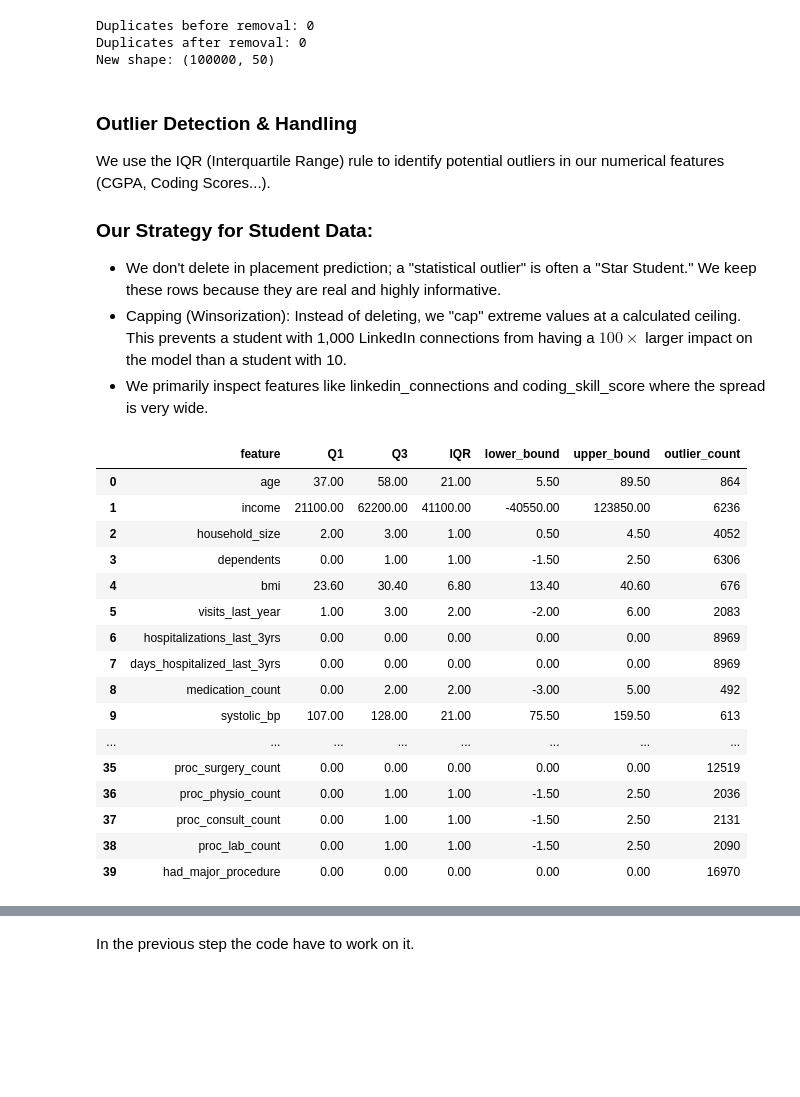
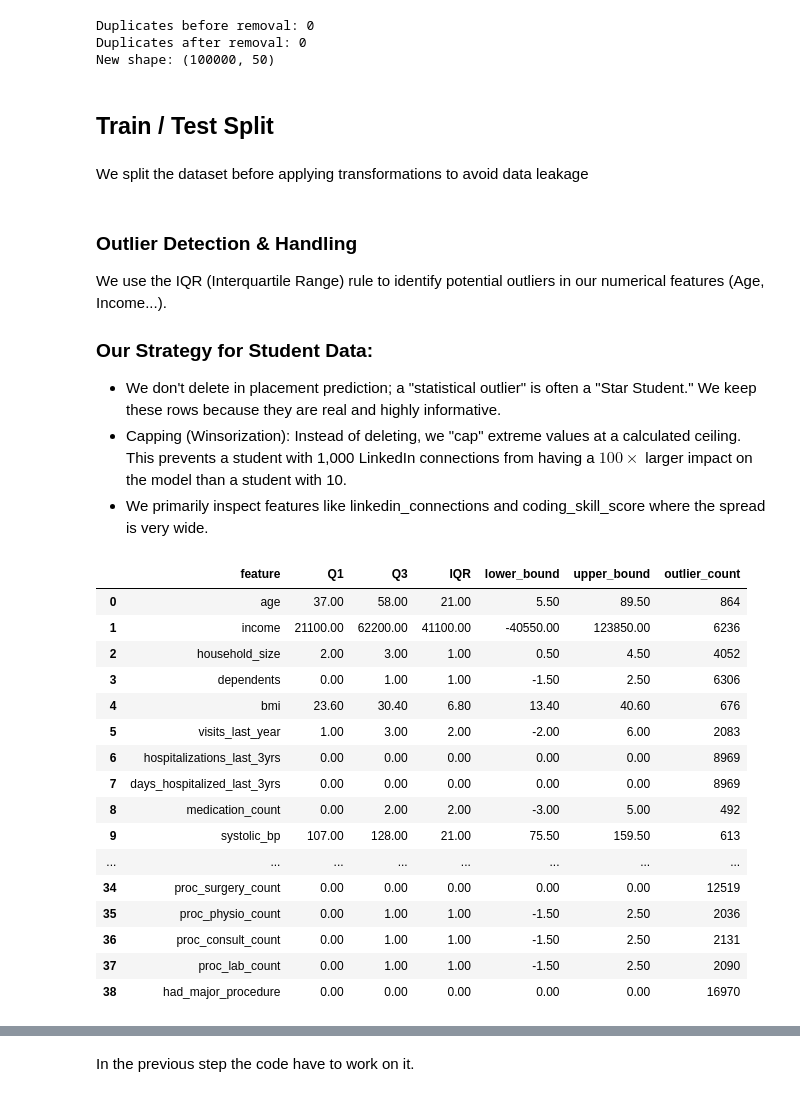
Before and after one commit to JoAz06/Workshop2Project, a Jupyter notebook: regression.ipynb, the cells around one changed output, grey strips where cells are left out. Saved outputs shown, nothing was run; the diff lists cells and outputs as text; code cells hidden in the pictures; blank space fills up the shorter version.

```diff
--- a/regression.ipynb
+++ b/regression.ipynb
@@ -419,11 +419,12 @@ plt.show()
 In this section, we would typically address missing values and duplicates, however as previously shown we do not have any missing or duplicate values.
 Data consistency
 # %%
+df_clean = df.copy()
 # Missing values handling check
-missing_summary = df.isna().sum().to_frame("missing_count")
+missing_summary = df_clean.isna().sum().to_frame("missing_count")
 display(missing_summary)
 
-print("Total missing values:", df.isna().sum().sum())
+print("Total missing values:", df_clean.isna().sum().sum())
 # %% [output]
 |  | missing_count |
 | age | 0 |
@@ -445,14 +446,18 @@ print("Total missing values:", df.isna().sum().sum())
 Total missing values: 30083
 # %%
 # Remove duplicates
-duplicates_before = df.duplicated().sum()
-df = df.drop_duplicates().reset_index(drop=True)
+duplicates_before = df_clean.duplicated().sum()
+df_clean = df_clean.drop_duplicates().reset_index(drop=True)
 duplicates_after = df.duplicated().sum()
 
 print("Duplicates before removal:", duplicates_before)
 print("Duplicates after removal:", duplicates_after)
-print("New shape:", df.shape)
+print("New shape:", df_clean.shape)
 # %% [output]
 Duplicates before removal: 0
 Duplicates after removal: 0
 New shape: (100000, 50)
+# %% [markdown]
+## Train / Test Split
+# %% [markdown]
+We split the dataset before applying transformations to avoid data leakage
@@ -459,47 +471,50 @@ New shape: (100000, 50)
 # %% [markdown]
 ### Outlier Detection & Handling
-We use the IQR (Interquartile Range) rule to identify potential outliers in our numerical features (CGPA, Coding Scores...).
+We use the IQR (Interquartile Range) rule to identify potential outliers in our numerical features (Age, Income...).
 ### Our Strategy for Student Data:
 - We don't delete in placement prediction; a "statistical outlier" is often a "Star Student." We keep these rows because they are real and highly informative.
 - Capping (Winsorization): Instead of deleting, we "cap" extreme values at a calculated ceiling. This prevents a student with 1,000 LinkedIn connections from having a $100\times$ larger impact on the model than a student with 10.
 - We primarily inspect features like linkedin_connections and coding_skill_score where the spread is very wide.
 # %%
+numeric_cols = df_clean.select_dtypes(include=np.number).columns.tolist()
+numeric_cols.remove(target_col)
+
 def iqr_outlier_summary(dataframe, columns):
     rows = []
     for col in columns:
         q1 = dataframe[col].quantile(0.25)
         q3 = dataframe[col].quantile(0.75)
         iqr = q3 - q1
         lower = q1 - 1.5 * iqr
         upper = q3 + 1.5 * iqr
         count = ((dataframe[col] < lower) | (dataframe[col] > upper)).sum()
         rows.append({
             "feature": col,
             "Q1": round(q1, 2),
             "Q3": round(q3, 2),
             "IQR": round(iqr, 2),
             "lower_bound": round(lower, 2),
             "upper_bound": round(upper, 2),
             "outlier_count": int(count)
         })
     return pd.DataFrame(rows)
 
-display(iqr_outlier_summary(df, numeric_cols))
+display(iqr_outlier_summary(df_clean, numeric_cols))
 # %% [output]
 |  | feature | Q1 | Q3 | IQR | lower_bound | upper_bound | outlier_count |
 | 0 | age | 37.00 | 58.00 | 21.00 | 5.50 | 89.50 | 864 |
 | 1 | income | 21100.00 | 62200.00 | 41100.00 | -40550.00 | 123850.00 | 6236 |
 | 2 | household_size | 2.00 | 3.00 | 1.00 | 0.50 | 4.50 | 4052 |
 | 3 | dependents | 0.00 | 1.00 | 1.00 | -1.50 | 2.50 | 6306 |
 | 4 | bmi | 23.60 | 30.40 | 6.80 | 13.40 | 40.60 | 676 |
 | 5 | visits_last_year | 1.00 | 3.00 | 2.00 | -2.00 | 6.00 | 2083 |
 | 6 | hospitalizations_last_3yrs | 0.00 | 0.00 | 0.00 | 0.00 | 0.00 | 8969 |
 | 7 | days_hospitalized_last_3yrs | 0.00 | 0.00 | 0.00 | 0.00 | 0.00 | 8969 |
 | 8 | medication_count | 0.00 | 2.00 | 2.00 | -3.00 | 5.00 | 492 |
 | 9 | systolic_bp | 107.00 | 128.00 | 21.00 | 75.50 | 159.50 | 613 |
 | ... | ... | ... | ... | ... | ... | ... | ... |
-| 35 | proc_surgery_count | 0.00 | 0.00 | 0.00 | 0.00 | 0.00 | 12519 |
-| 36 | proc_physio_count | 0.00 | 1.00 | 1.00 | -1.50 | 2.50 | 2036 |
-| 37 | proc_consult_count | 0.00 | 1.00 | 1.00 | -1.50 | 2.50 | 2131 |
-| 38 | proc_lab_count | 0.00 | 1.00 | 1.00 | -1.50 | 2.50 | 2090 |
-| 39 | had_major_procedure | 0.00 | 0.00 | 0.00 | 0.00 | 0.00 | 16970 |
+| 34 | proc_surgery_count | 0.00 | 0.00 | 0.00 | 0.00 | 0.00 | 12519 |
+| 35 | proc_physio_count | 0.00 | 1.00 | 1.00 | -1.50 | 2.50 | 2036 |
+| 36 | proc_consult_count | 0.00 | 1.00 | 1.00 | -1.50 | 2.50 | 2131 |
+| 37 | proc_lab_count | 0.00 | 1.00 | 1.00 | -1.50 | 2.50 | 2090 |
+| 38 | had_major_procedure | 0.00 | 0.00 | 0.00 | 0.00 | 0.00 | 16970 |
```
Also changed, not shown: parts of 30 cells of this notebook.
